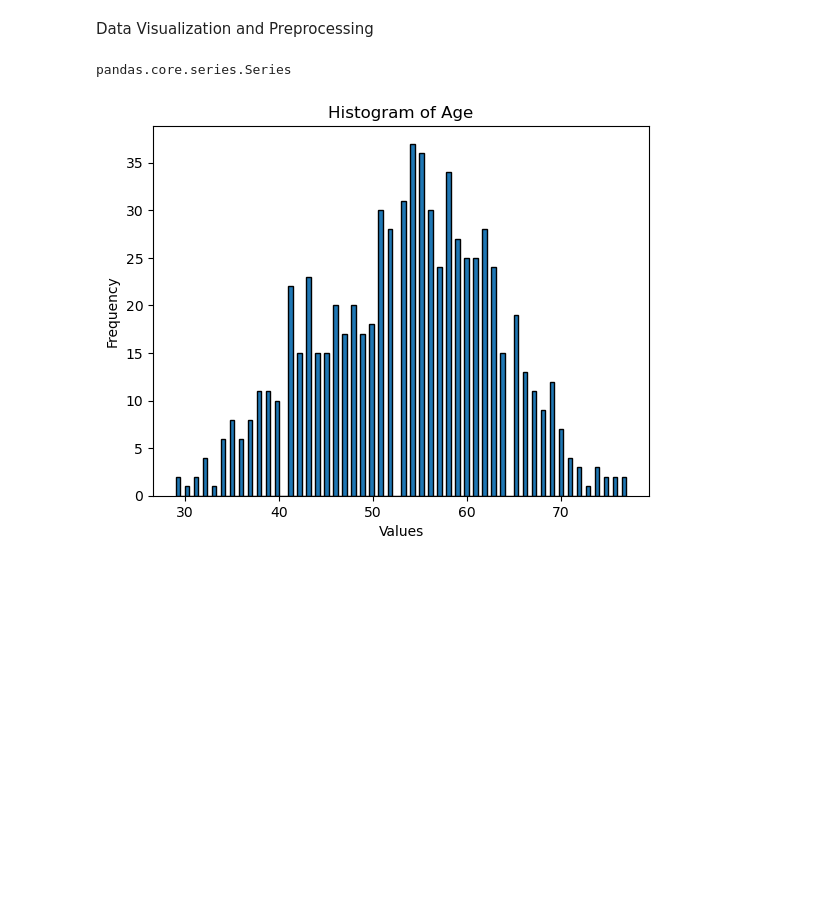
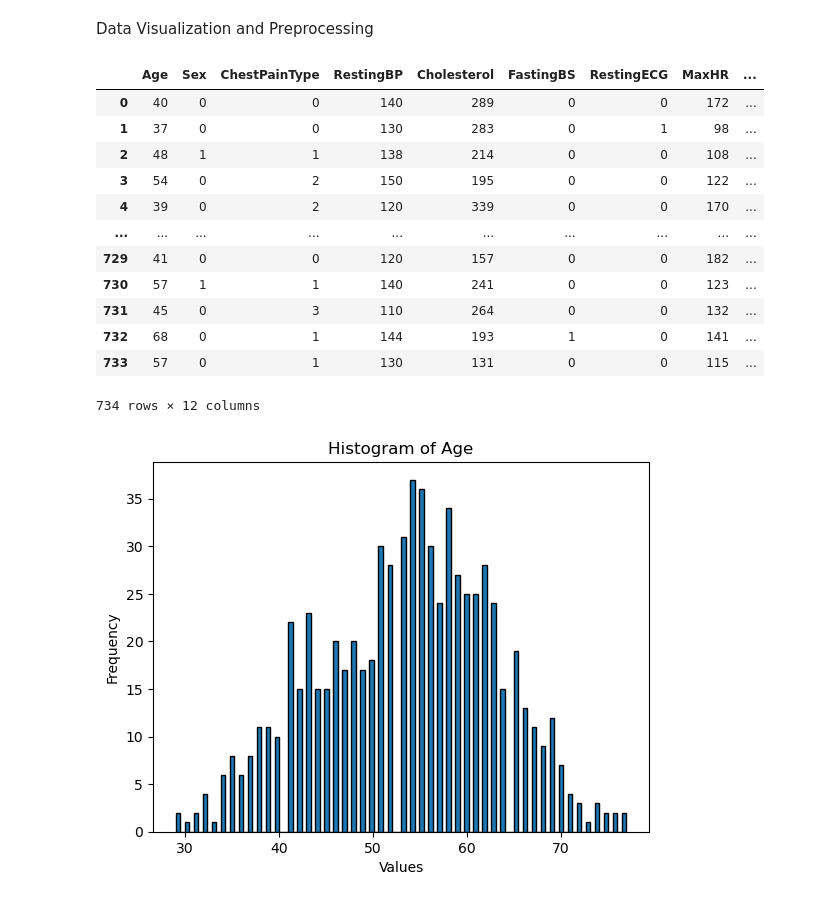
Before and after one commit to zytros/FS24, a Jupyter notebook: ML4HC/Project1/heart_failure.ipynb, the cells around one changed output. Drawn from its saved outputs; the diff is of its cells as text; code cells hidden in the pictures; blank space fills up the shorter version.

```diff
--- a/ML4HC/Project1/heart_failure.ipynb
+++ b/ML4HC/Project1/heart_failure.ipynb
@@ -55,10 +118,22 @@ df['ChestPainType'] = pd.factorize(df['ChestPainType'])[0]
 df['RestingECG'] = pd.factorize(df['RestingECG'])[0]
 df['ExerciseAngina'] = pd.factorize(df['ExerciseAngina'])[0]
 df['ST_Slope'] = pd.factorize(df['ST_Slope'])[0]
-# %%
-type(df['Sex'])
-# %% [output]
-pandas.core.series.Series
+# %%
+df
+# %% [output]
+|  | Age | Sex | ChestPainType | RestingBP | Cholesterol | FastingBS | RestingECG | MaxHR | ... |
+| 0 | 40 | 0 | 0 | 140 | 289 | 0 | 0 | 172 | ... |
+| 1 | 37 | 0 | 0 | 130 | 283 | 0 | 1 | 98 | ... |
+| 2 | 48 | 1 | 1 | 138 | 214 | 0 | 0 | 108 | ... |
+| 3 | 54 | 0 | 2 | 150 | 195 | 0 | 0 | 122 | ... |
+| 4 | 39 | 0 | 2 | 120 | 339 | 0 | 0 | 170 | ... |
+| ... | ... | ... | ... | ... | ... | ... | ... | ... | ... |
+| 729 | 41 | 0 | 0 | 120 | 157 | 0 | 0 | 182 | ... |
+| 730 | 57 | 1 | 1 | 140 | 241 | 0 | 0 | 123 | ... |
+| 731 | 45 | 0 | 3 | 110 | 264 | 0 | 0 | 132 | ... |
+| 732 | 68 | 0 | 1 | 144 | 193 | 1 | 0 | 141 | ... |
+| 733 | 57 | 0 | 1 | 130 | 131 | 0 | 0 | 115 | ... |
+734 rows × 12 columns
 # %%
 for col in nummeric:
     plot_binning(df[col], bins=100, name=col)
```
Also changed, not shown: parts of 11 cells of this notebook, 6 other files.
